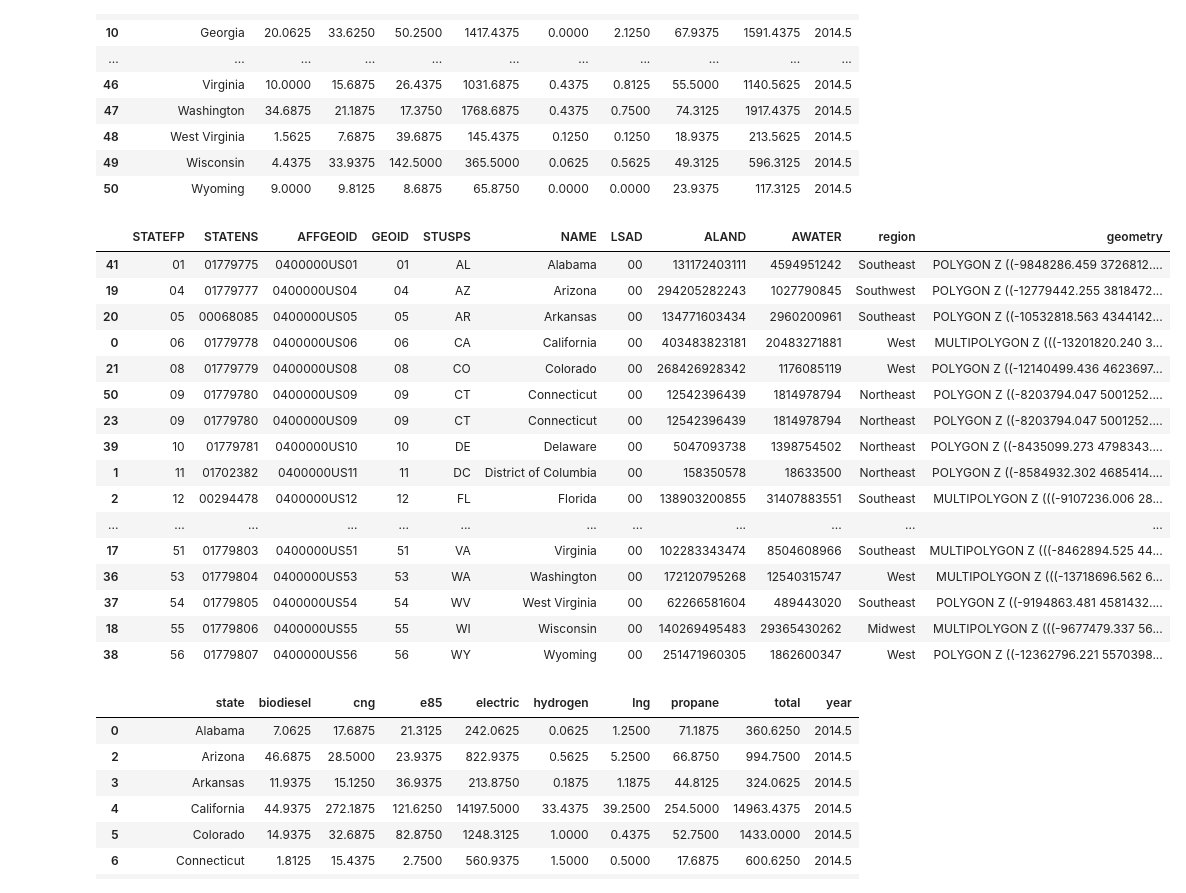
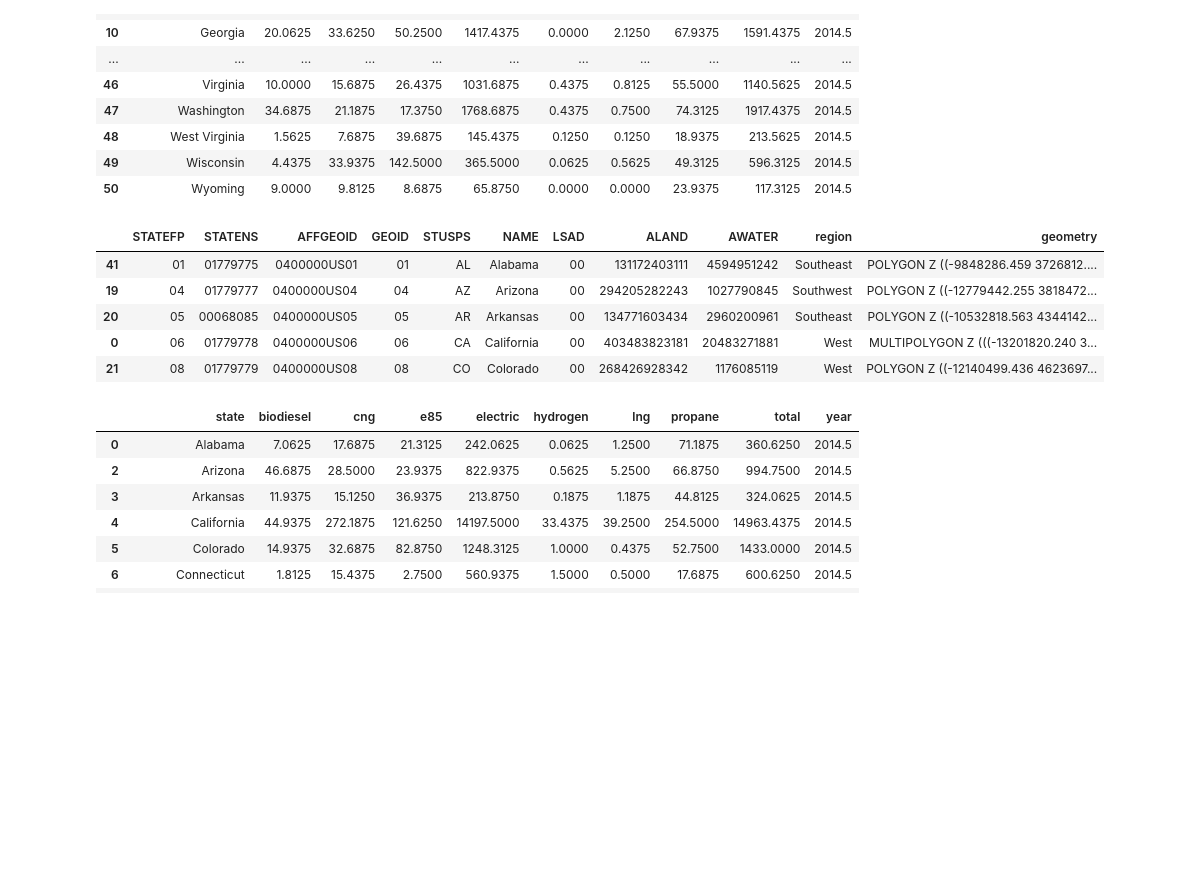
Before and after one commit to boay00/group-project-ev, a Jupyter notebook: code/bede-eda.ipynb, the cells around one changed output. Saved outputs shown, nothing was run; the diff lists cells and outputs as text; code cells hidden in the pictures; blank space fills up the shorter version.

```diff
--- a/code/bede-eda.ipynb
+++ b/code/bede-eda.ipynb
@@ -159,25 +128,14 @@ stations_electric
 | 49 | Wisconsin | 4.4375 | 33.9375 | 142.5000 | 365.5000 | 0.0625 | 0.5625 | 49.3125 | 596.3125 | 2014.5 |
 | 50 | Wyoming | 9.0000 | 9.8125 | 8.6875 | 65.8750 | 0.0000 | 0.0000 | 23.9375 | 117.3125 | 2014.5 |
 # %%
-states.sort_values('NAME')
+states.sort_values('NAME').head()
 # %% [output]
 |  | STATEFP | STATENS | AFFGEOID | GEOID | STUSPS | NAME | LSAD | ALAND | AWATER | region | geometry |
 | 41 | 01 | 01779775 | 0400000US01 | 01 | AL | Alabama | 00 | 131172403111 | 4594951242 | Southeast | POLYGON Z ((-9848286.459 3726812.... |
 | 19 | 04 | 01779777 | 0400000US04 | 04 | AZ | Arizona | 00 | 294205282243 | 1027790845 | Southwest | POLYGON Z ((-12779442.255 3818472... |
 | 20 | 05 | 00068085 | 0400000US05 | 05 | AR | Arkansas | 00 | 134771603434 | 2960200961 | Southeast | POLYGON Z ((-10532818.563 4344142... |
 | 0 | 06 | 01779778 | 0400000US06 | 06 | CA | California | 00 | 403483823181 | 20483271881 | West | MULTIPOLYGON Z (((-13201820.240 3... |
 | 21 | 08 | 01779779 | 0400000US08 | 08 | CO | Colorado | 00 | 268426928342 | 1176085119 | West | POLYGON Z ((-12140499.436 4623697... |
-| 50 | 09 | 01779780 | 0400000US09 | 09 | CT | Connecticut | 00 | 12542396439 | 1814978794 | Northeast | POLYGON Z ((-8203794.047 5001252.... |
-| 23 | 09 | 01779780 | 0400000US09 | 09 | CT | Connecticut | 00 | 12542396439 | 1814978794 | Northeast | POLYGON Z ((-8203794.047 5001252.... |
-| 39 | 10 | 01779781 | 0400000US10 | 10 | DE | Delaware | 00 | 5047093738 | 1398754502 | Northeast | POLYGON Z ((-8435099.273 4798343.... |
-| 1 | 11 | 01702382 | 0400000US11 | 11 | DC | District of Columbia | 00 | 158350578 | 18633500 | Northeast | POLYGON Z ((-8584932.302 4685414.... |
-| 2 | 12 | 00294478 | 0400000US12 | 12 | FL | Florida | 00 | 138903200855 | 31407883551 | Southeast | MULTIPOLYGON Z (((-9107236.006 28... |
-| ... | ... | ... | ... | ... | ... | ... | ... | ... | ... | ... | ... |
-| 17 | 51 | 01779803 | 0400000US51 | 51 | VA | Virginia | 00 | 102283343474 | 8504608966 | Southeast | MULTIPOLYGON Z (((-8462894.525 44... |
-| 36 | 53 | 01779804 | 0400000US53 | 53 | WA | Washington | 00 | 172120795268 | 12540315747 | West | MULTIPOLYGON Z (((-13718696.562 6... |
-| 37 | 54 | 01779805 | 0400000US54 | 54 | WV | West Virginia | 00 | 62266581604 | 489443020 | Southeast | POLYGON Z ((-9194863.481 4581432.... |
-| 18 | 55 | 01779806 | 0400000US55 | 55 | WI | Wisconsin | 00 | 140269495483 | 29365430262 | Midwest | MULTIPOLYGON Z (((-9677479.337 56... |
-| 38 | 56 | 01779807 | 0400000US56 | 56 | WY | Wyoming | 00 | 251471960305 | 1862600347 | West | POLYGON Z ((-12362796.221 5570398... |
 # %%
 stations_electric
 # %% [output]
```
Also changed, not shown: parts of 7 cells of this notebook, 1 other file.
